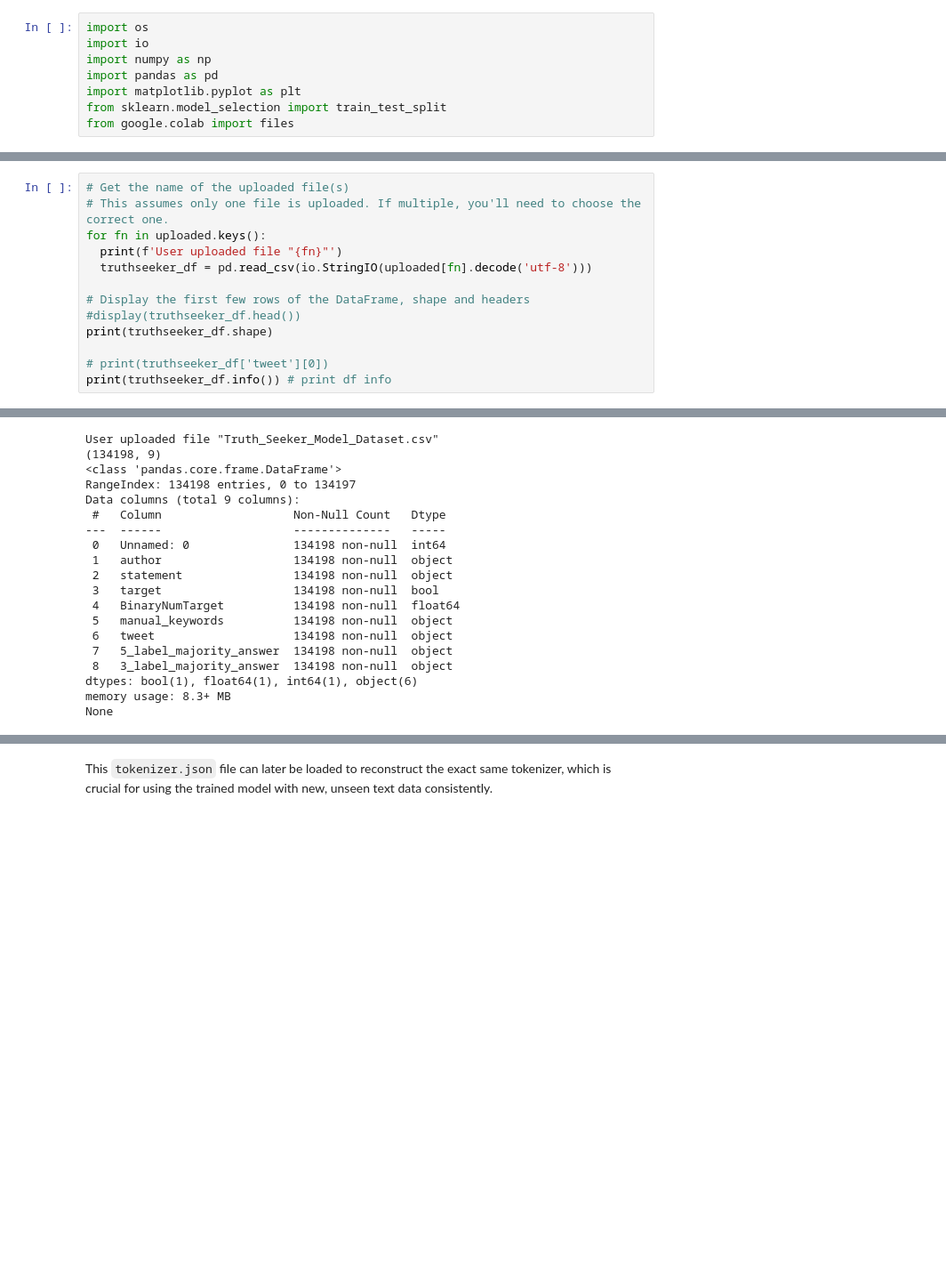
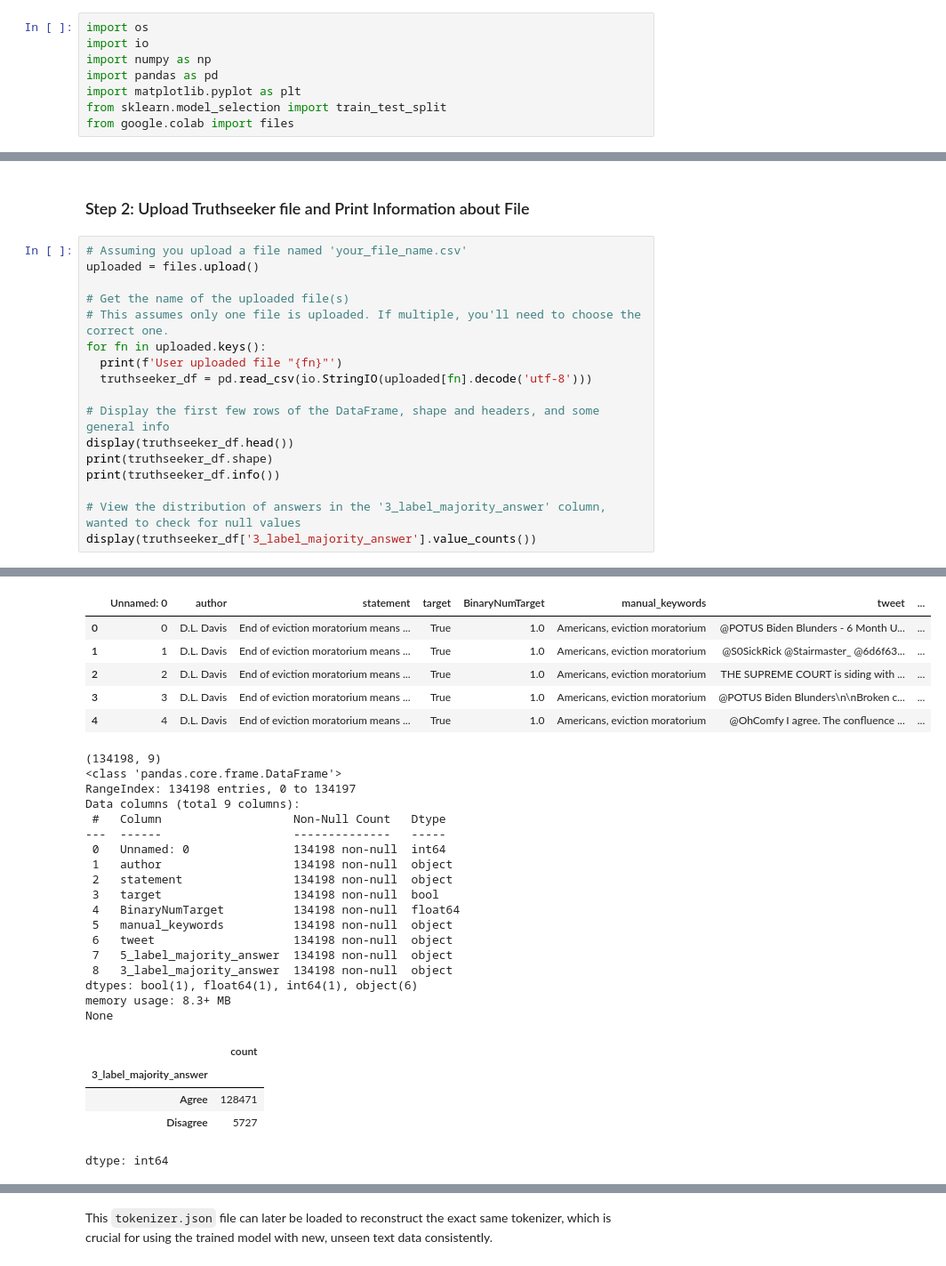
Before and after one commit to sheicksen/CISC483-EngageTactics, a Jupyter notebook: Truthseeker_RNN.ipynb, the cells around one changed output, grey strips where cells are left out. Shown at 89% size. Saved outputs shown, nothing was run; the diff lists cells and outputs as text; blank space fills up the shorter version.

```diff
--- a/Truthseeker_RNN.ipynb
+++ b/Truthseeker_RNN.ipynb
@@ -25,14 +19,20 @@ Saving Truth_Seeker_Model_Dataset.csv to Truth_Seeker_Model_Dataset.csv
+# %% [markdown]
+### Step 2: Upload Truthseeker file and Print Information about File
 # %%
+# Assuming you upload a file named 'your_file_name.csv'
+uploaded = files.upload()
+
 # Get the name of the uploaded file(s)
 # This assumes only one file is uploaded. If multiple, you'll need to choose the correct one.
 for fn in uploaded.keys():
   print(f'User uploaded file "{fn}"')
   truthseeker_df = pd.read_csv(io.StringIO(uploaded[fn].decode('utf-8')))
 
-# Display the first few rows of the DataFrame, shape and headers
-#display(truthseeker_df.head())
+# Display the first few rows of the DataFrame, shape and headers, and some general info
+display(truthseeker_df.head())
 print(truthseeker_df.shape)
+print(truthseeker_df.info())
 
-# print(truthseeker_df['tweet'][0])
-print(truthseeker_df.info()) # print df info
+# View the distribution of answers in the '3_label_majority_answer' column, wanted to check for null values
+display(truthseeker_df['3_label_majority_answer'].value_counts())
 # %% [output]
@@ -39,4 +40,9 @@ print(truthseeker_df.info()) # print df info
+|  | Unnamed: 0 | author | statement | target | BinaryNumTarget | manual_keywords | tweet | ... |
+| 0 | 0 | D.L. Davis | End of eviction moratorium means ... | True | 1.0 | Americans, eviction moratorium | @POTUS Biden Blunders - 6 Month U... | ... |
+| 1 | 1 | D.L. Davis | End of eviction moratorium means ... | True | 1.0 | Americans, eviction moratorium | @S0SickRick @Stairmaster_ @6d6f63... | ... |
+| 2 | 2 | D.L. Davis | End of eviction moratorium means ... | True | 1.0 | Americans, eviction moratorium | THE SUPREME COURT is siding with ... | ... |
+| 3 | 3 | D.L. Davis | End of eviction moratorium means ... | True | 1.0 | Americans, eviction moratorium | @POTUS Biden Blunders\n\nBroken c... | ... |
+| 4 | 4 | D.L. Davis | End of eviction moratorium means ... | True | 1.0 | Americans, eviction moratorium | @OhComfy I agree. The confluence ... | ... |
-User uploaded file "Truth_Seeker_Model_Dataset.csv"
 (134198, 9)
 <class 'pandas.core.frame.DataFrame'>
 RangeIndex: 134198 entries, 0 to 134197
@@ -55,3 +61,8 @@ Data columns (total 9 columns):
 dtypes: bool(1), float64(1), int64(1), object(6)
 memory usage: 8.3+ MB
 None
+|  | count |
+| 3_label_majority_answer |  |
+| Agree | 128471 |
+| Disagree | 5727 |
+dtype: int64
```
Also changed, not shown: parts of 41 cells of this notebook.
